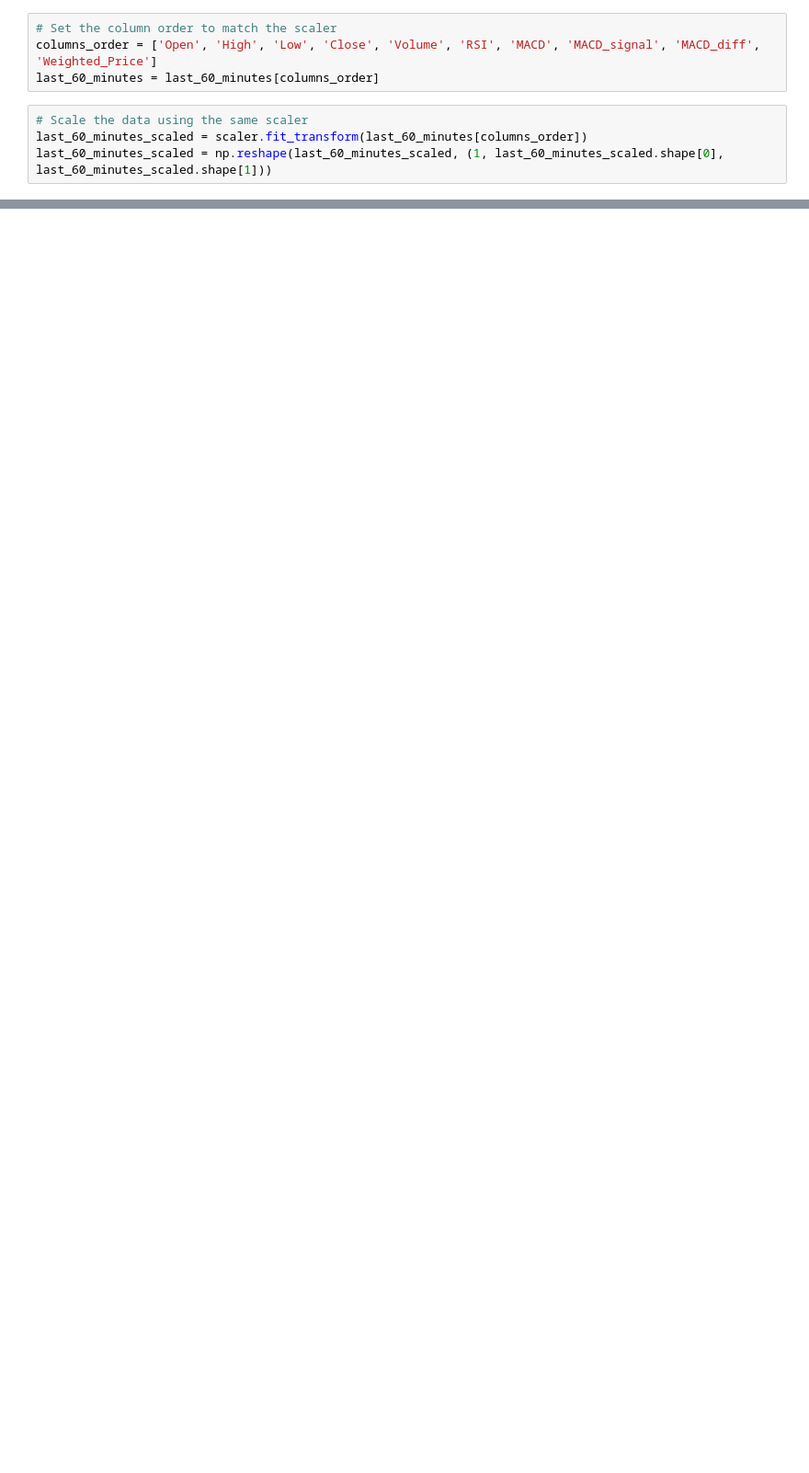
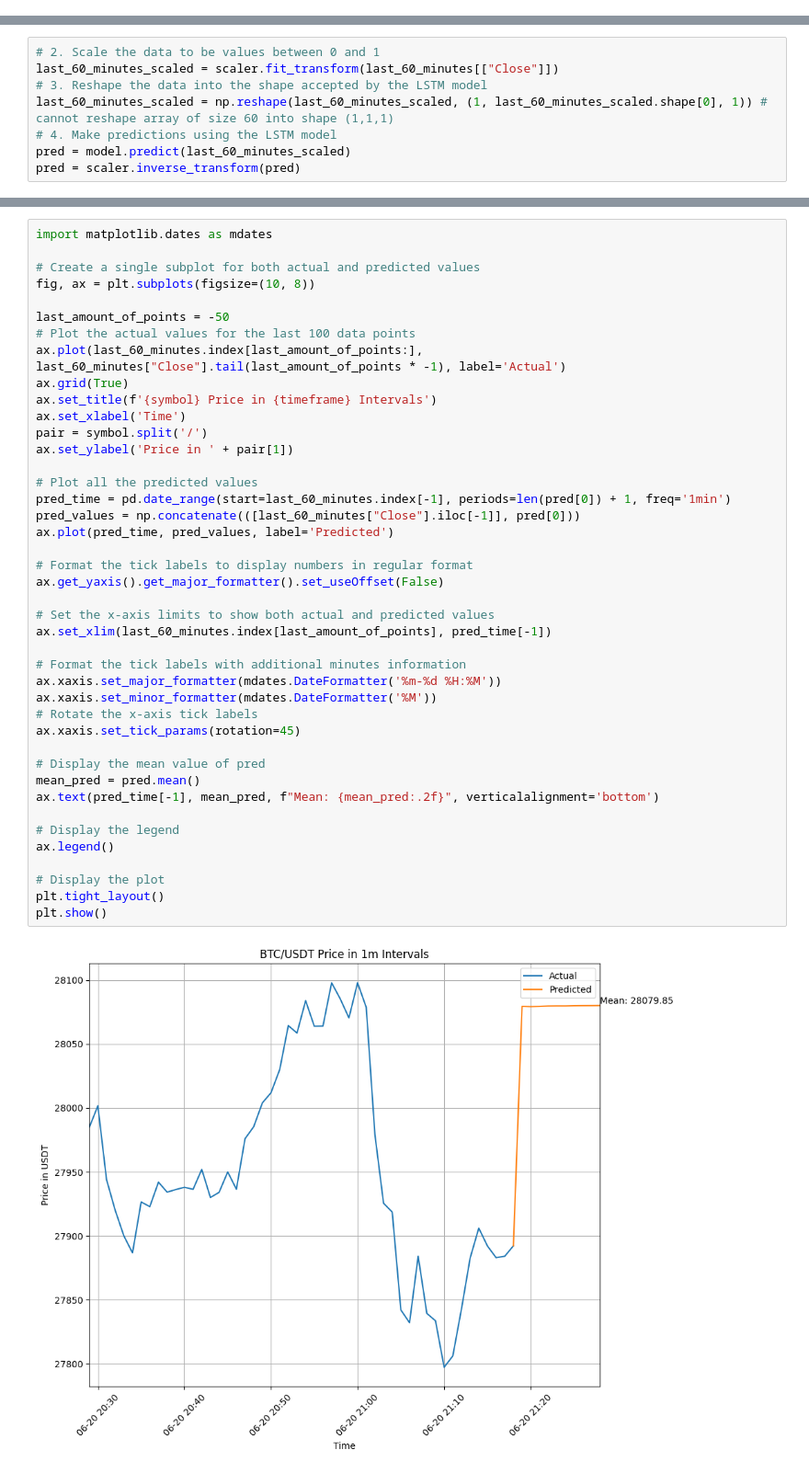
Before and after one commit to Satcomx00-x00/AI-Guess-Price-BTC, a Jupyter notebook: v5-predict.ipynb, the cells around one changed output, grey strips where cells are left out. Shown at 92% size. Saved outputs shown, nothing was run; the diff lists cells and outputs as text; blank space fills up the shorter version.

```diff
--- a/v5-predict.ipynb
+++ b/v5-predict.ipynb
@@ -48,8 +45,0 @@ last_60_minutes['Weighted_Price'] = (last_60_minutes['High'] + last_60_minutes['
-# %%
-# Set the column order to match the scaler
-columns_order = ['Open', 'High', 'Low', 'Close', 'Volume', 'RSI', 'MACD', 'MACD_signal', 'MACD_diff', 'Weighted_Price']
-last_60_minutes = last_60_minutes[columns_order]
-# %%
-# Scale the data using the same scaler
-last_60_minutes_scaled = scaler.fit_transform(last_60_minutes[columns_order])
-last_60_minutes_scaled = np.reshape(last_60_minutes_scaled, (1, last_60_minutes_scaled.shape[0], last_60_minutes_scaled.shape[1]))
@@ -103,0 +46,8 @@ plt.show()
+# %%
+# 2. Scale the data to be values between 0 and 1
+last_60_minutes_scaled = scaler.fit_transform(last_60_minutes[["Close"]])
+# 3. Reshape the data into the shape accepted by the LSTM model
+last_60_minutes_scaled = np.reshape(last_60_minutes_scaled, (1, last_60_minutes_scaled.shape[0], 1)) # cannot reshape array of size 60 into shape (1,1,1)
+# 4. Make predictions using the LSTM model
+pred = model.predict(last_60_minutes_scaled)
+pred = scaler.inverse_transform(pred)
@@ -103,0 +75,44 @@ plt.show()
+# %%
+import matplotlib.dates as mdates
+
+# Create a single subplot for both actual and predicted values
+fig, ax = plt.subplots(figsize=(10, 8))
+
+last_amount_of_points = -50
+# Plot the actual values for the last 100 data points
+ax.plot(last_60_minutes.index[last_amount_of_points:], last_60_minutes["Close"].tail(last_amount_of_points * -1), label='Actual')
+ax.grid(True)
+ax.set_title(f'{symbol} Price in {timeframe} Intervals')
+ax.set_xlabel('Time')
+pair = symbol.split('/')
+ax.set_ylabel('Price in ' + pair[1])
+
+# Plot all the predicted values
+pred_time = pd.date_range(start=last_60_minutes.index[-1], periods=len(pred[0]) + 1, freq='1min')
+pred_values = np.concatenate(([last_60_minutes["Close"].iloc[-1]], pred[0]))
+ax.plot(pred_time, pred_values, label='Predicted')
+
+# Format the tick labels to display numbers in regular format
+ax.get_yaxis().get_major_formatter().set_useOffset(False)
+
+# Set the x-axis limits to show both actual and predicted values
+ax.set_xlim(last_60_minutes.index[last_amount_of_points], pred_time[-1])
+
+# Format the tick labels with additional minutes information
+ax.xaxis.set_major_formatter(mdates.DateFormatter('%m-%d %H:%M'))
+ax.xaxis.set_minor_formatter(mdates.DateFormatter('%M'))
+# Rotate the x-axis tick labels
+ax.xaxis.set_tick_params(rotation=45)
+
+# Display the mean value of pred
+mean_pred = pred.mean()
+ax.text(pred_time[-1], mean_pred, f"Mean: {mean_pred:.2f}", verticalalignment='bottom')
+
+# Display the legend
+ax.legend()
+
+# Display the plot
+plt.tight_layout()
+plt.show()
+# %% [output]
+[figure, added]
```
Also changed, not shown: parts of 13 cells of this notebook, 23 other files.
